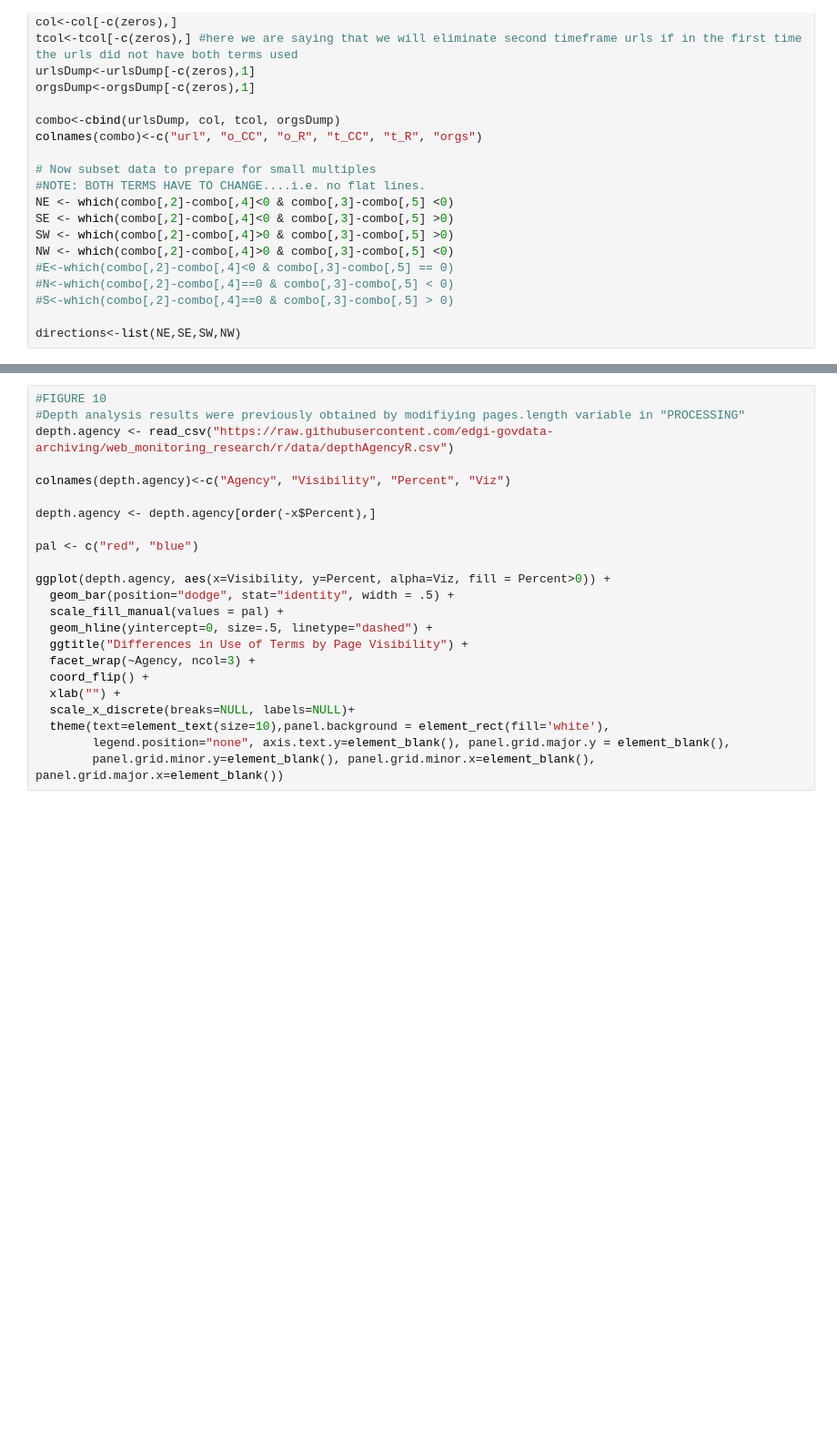
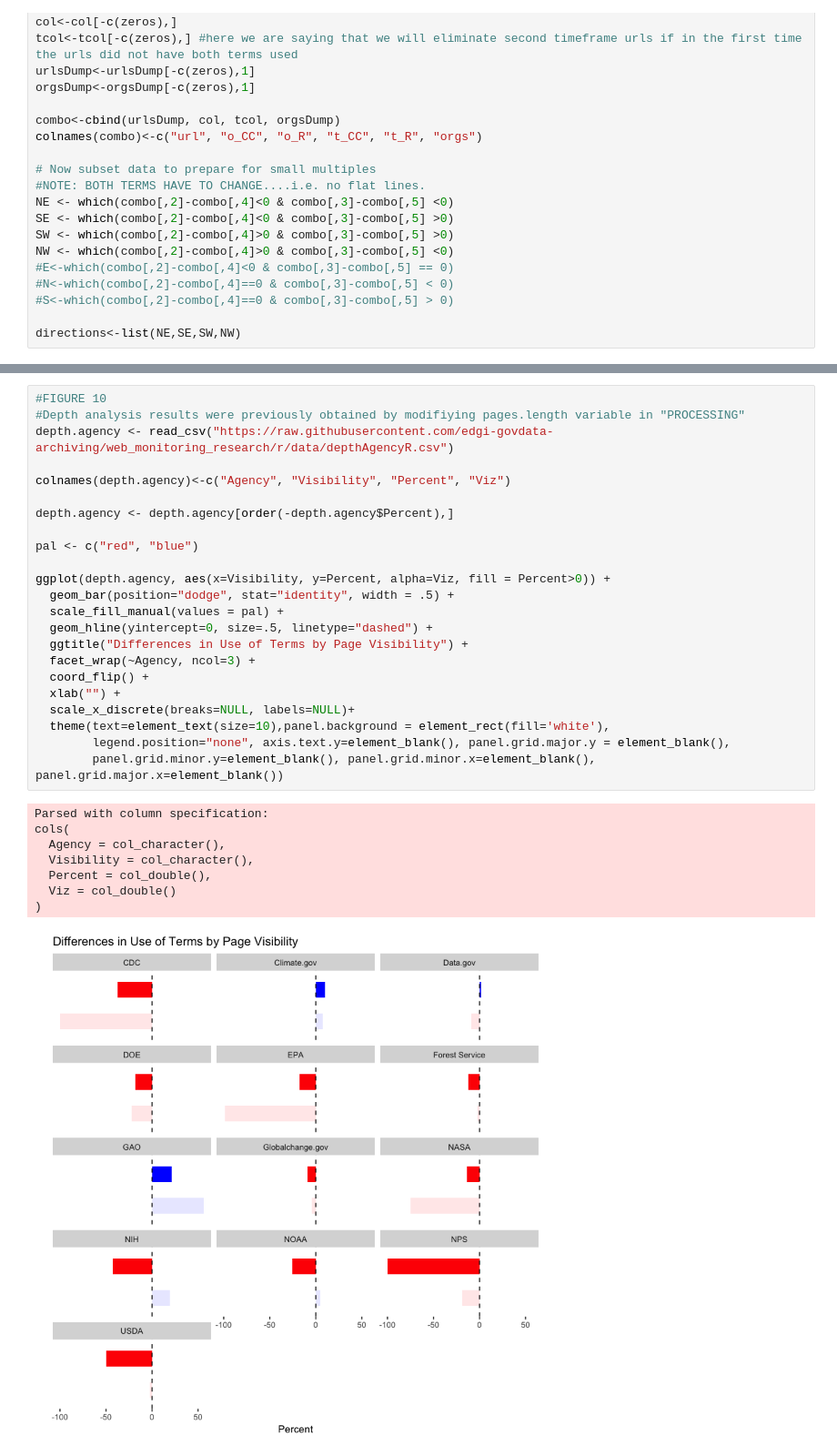
Before and after one commit to edgi-govdata-archiving/web_monitoring_research, a Jupyter notebook: term_analysis.ipynb, the cells around one changed output, grey strips where cells are left out. Shown at 91% size. Cells and saved outputs as stored; diff of their text form; blank space fills up the shorter version.

```diff
--- a/term_analysis.ipynb
+++ b/term_analysis.ipynb
@@ -321,23 +407,32 @@ ggplot(depth, aes(x=Visibility, y=Percent, alpha=Viz, fill = Percent>0)) +
 # %%
 #FIGURE 10
 #Depth analysis results were previously obtained by modifiying pages.length variable in "PROCESSING"
 depth.agency <- read_csv("https://raw.githubusercontent.com/edgi-govdata-archiving/web_monitoring_research/r/data/depthAgencyR.csv")
 
 colnames(depth.agency)<-c("Agency", "Visibility", "Percent", "Viz")
 
-depth.agency <- depth.agency[order(-x$Percent),]
+depth.agency <- depth.agency[order(-depth.agency$Percent),]
 
 pal <- c("red", "blue")
 
 ggplot(depth.agency, aes(x=Visibility, y=Percent, alpha=Viz, fill = Percent>0)) +
   geom_bar(position="dodge", stat="identity", width = .5) +
   scale_fill_manual(values = pal) +
   geom_hline(yintercept=0, size=.5, linetype="dashed") +
   ggtitle("Differences in Use of Terms by Page Visibility") +
   facet_wrap(~Agency, ncol=3) +
   coord_flip() +
   xlab("") +
   scale_x_discrete(breaks=NULL, labels=NULL)+
   theme(text=element_text(size=10),panel.background = element_rect(fill='white'),
         legend.position="none", axis.text.y=element_blank(), panel.grid.major.y = element_blank(),
         panel.grid.minor.y=element_blank(), panel.grid.minor.x=element_blank(), panel.grid.major.x=element_blank())
+# %% [output]
+Parsed with column specification:
+cols(
+  Agency = col_character(),
+  Visibility = col_character(),
+  Percent = col_double(),
+  Viz = col_double()
+)
+[figure, added]
```
Also changed, not shown: parts of 11 cells of this notebook.
